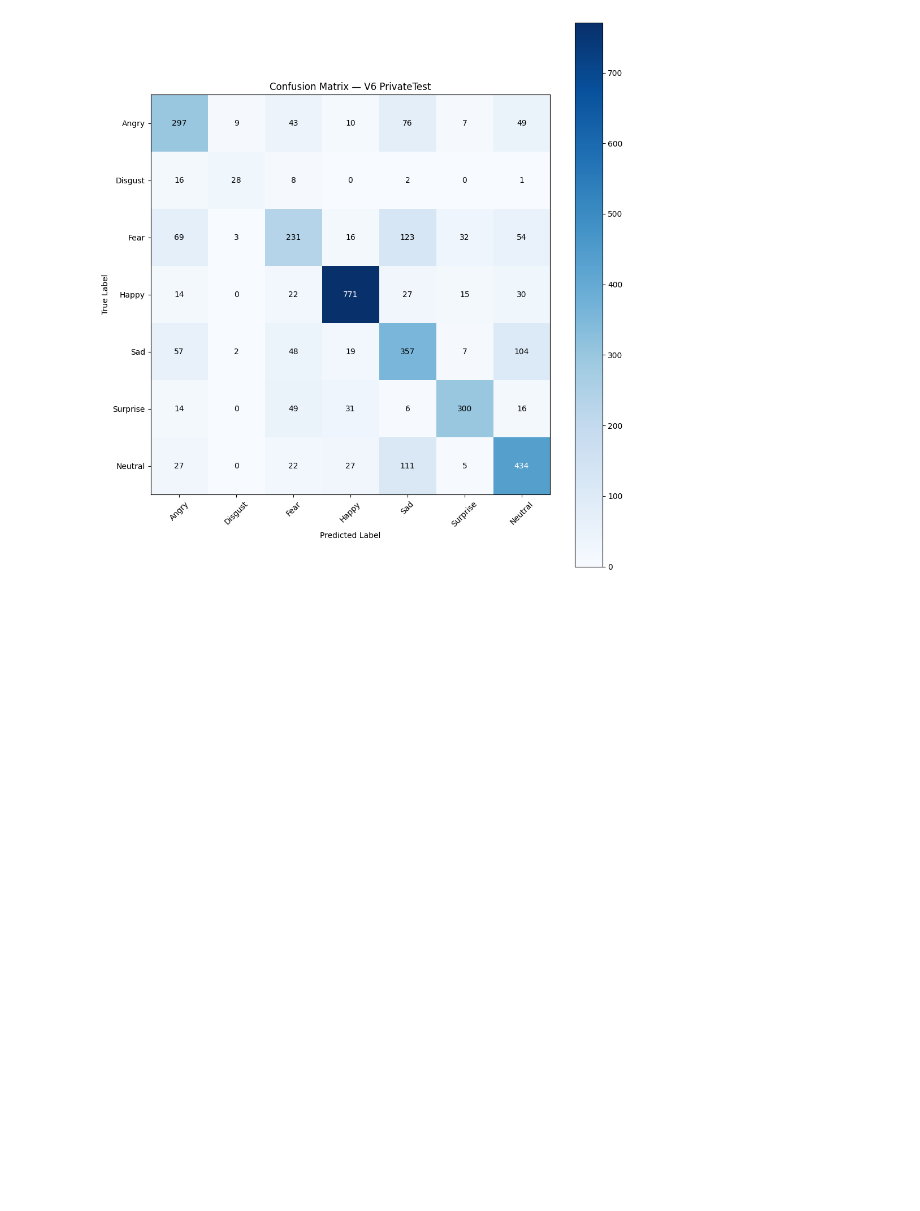
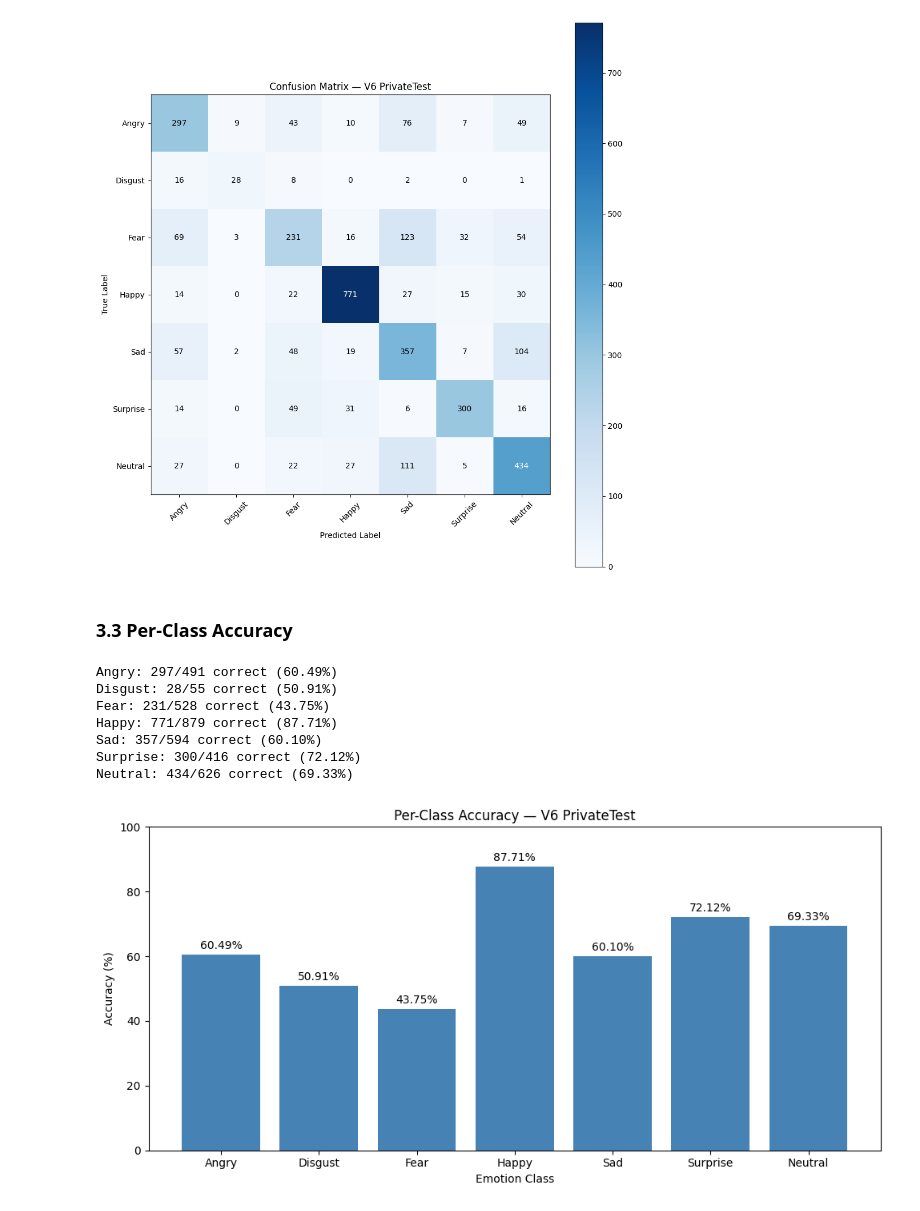
Before and after one commit to qingya012/cnn-emotion-gradcam, a Jupyter notebook: notebooks/explore.ipynb, the cells around one changed output. Saved outputs shown, nothing was run; the diff lists cells and outputs as text; code cells hidden in the pictures; blank space fills up the shorter version.

```diff
--- a/notebooks/explore.ipynb
+++ b/notebooks/explore.ipynb
@@ -451,3 +451,48 @@ plt.tight_layout()
 plt.show()
 # %% [output]
 [figure]
+# %% [markdown]
+### 3.3 Per-Class Accuracy
+# %%
+class_totals = cm.sum(axis=1)
+class_correct = cm.diagonal()
+per_class_accuracy = [
+    (correct / total) * 100 if total else 0.0
+    for correct, total in zip(class_correct, class_totals)
+]
+
+for class_name, correct, total, accuracy in zip(
+    class_names,
+    class_correct,
+    class_totals,
+    per_class_accuracy,
+):
+    print(f"{class_name}: {correct}/{total} correct ({accuracy:.2f}%)")
+
+plt.figure(figsize=(10, 5))
+bars = plt.bar(class_names, per_class_accuracy, color="steelblue")
+plt.title("Per-Class Accuracy — V6 PrivateTest")
+plt.xlabel("Emotion Class")
+plt.ylabel("Accuracy (%)")
+plt.ylim(0, 100)
+
+for bar, accuracy in zip(bars, per_class_accuracy):
+    plt.text(
+        bar.get_x() + bar.get_width() / 2,
+        bar.get_height() + 1,
+        f"{accuracy:.2f}%",
+        ha="center",
+        va="bottom",
+    )
+
+plt.tight_layout()
+plt.show()
+# %% [output]
+Angry: 297/491 correct (60.49%)
+Disgust: 28/55 correct (50.91%)
+Fear: 231/528 correct (43.75%)
+Happy: 771/879 correct (87.71%)
+Sad: 357/594 correct (60.10%)
+Surprise: 300/416 correct (72.12%)
+Neutral: 434/626 correct (69.33%)
+[figure, added]
```
Also changed, not shown: parts of 25 cells of this notebook, 1 other file.
